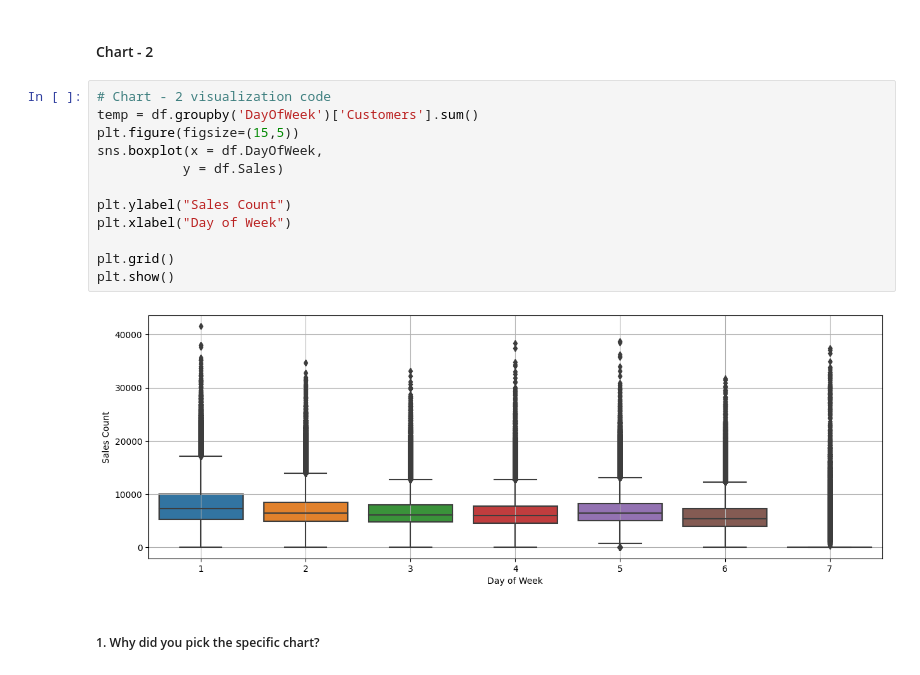
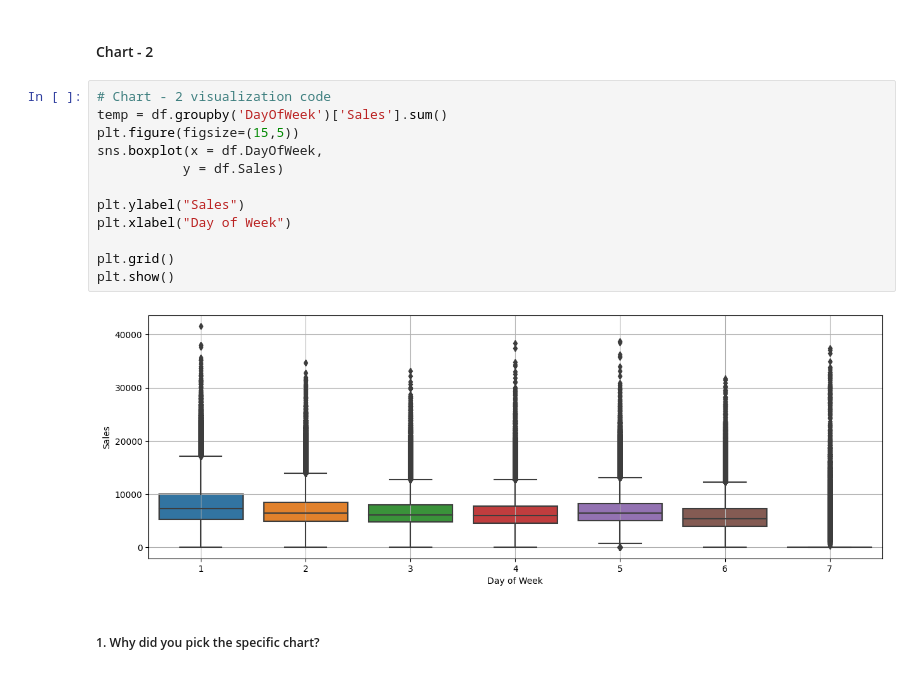
Before and after one commit to MrMRaut/Drug-Stores-Sales-Analysis-and-Prediction, a Jupyter notebook: 1151 Drug Stores Sales Data.ipynb, the cells around one changed output. Saved outputs shown, nothing was run; the diff lists cells and outputs as text.

Commit message:
Add files via upload
Added EDA and Visualization

```diff
--- a/1151 Drug Stores Sales Data.ipynb
+++ b/1151 Drug Stores Sales Data.ipynb
@@ -340,18 +340,18 @@ Number of customers expected on each day of week is a crucial insight to gain fr
 #### Chart - 2
 # %%
 # Chart - 2 visualization code
-temp = df.groupby('DayOfWeek')['Customers'].sum()
+temp = df.groupby('DayOfWeek')['Sales'].sum()
 plt.figure(figsize=(15,5))
 sns.boxplot(x = df.DayOfWeek,
            y = df.Sales)
 
-plt.ylabel("Sales Count")
+plt.ylabel("Sales")
 plt.xlabel("Day of Week")
 
 plt.grid()
 plt.show()
 # %% [output]
-[figure, old version]
+[figure, new version]
 # %% [markdown]
 ##### 1. Why did you pick the specific chart?
 # %% [markdown]
```
Also changed, not shown: parts of 18 cells of this notebook.
